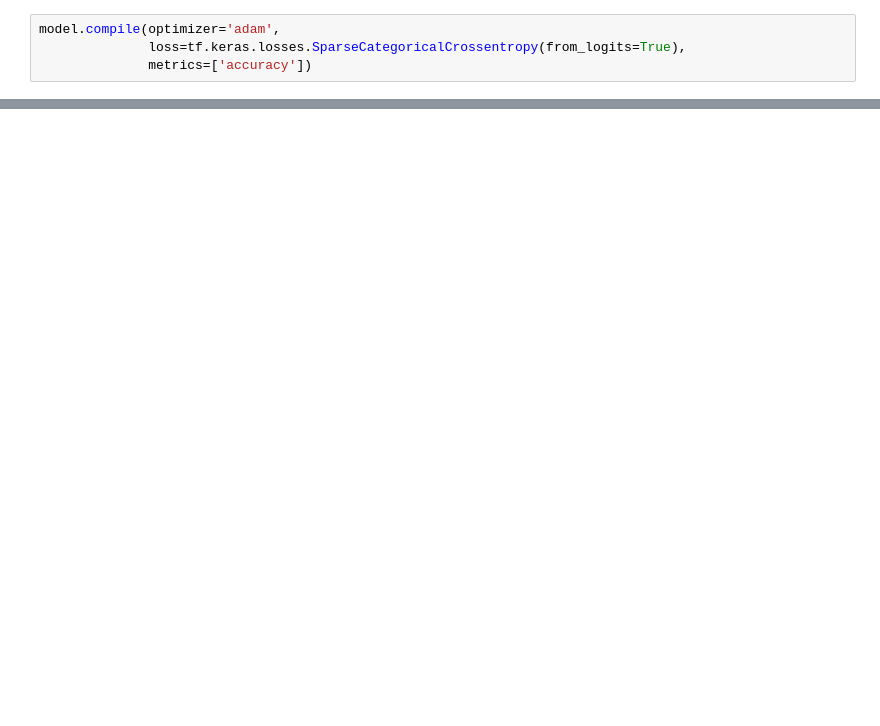
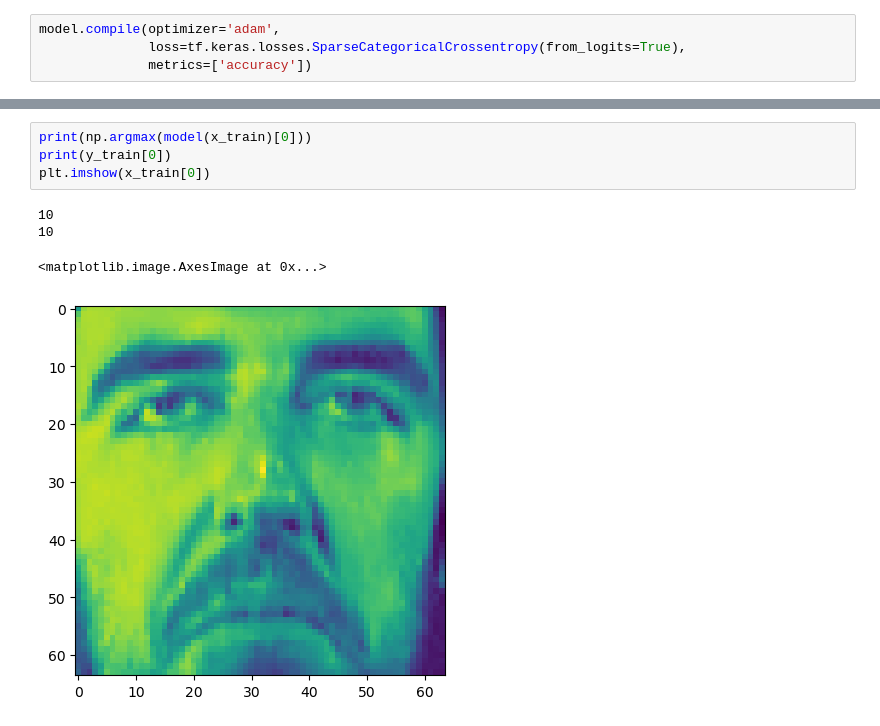
Before and after one commit to talvanio/Facial-Recognition, a Jupyter notebook: facial-recognition.ipynb, the cells around one changed output, grey strips where cells are left out. Cells and saved outputs as stored; diff of their text form; blank space fills up the shorter version.

```diff
--- a/facial-recognition.ipynb
+++ b/facial-recognition.ipynb
@@ -73,0 +119,9 @@ Test accuracy: 0.625
+# %%
+print(np.argmax(model(x_train)[0]))
+print(y_train[0])
+plt.imshow(x_train[0])
+# %% [output]
+10
+10
+<matplotlib.image.AxesImage at 0x...>
+[figure, added]
```
Also changed, not shown: parts of 11 cells of this notebook.
